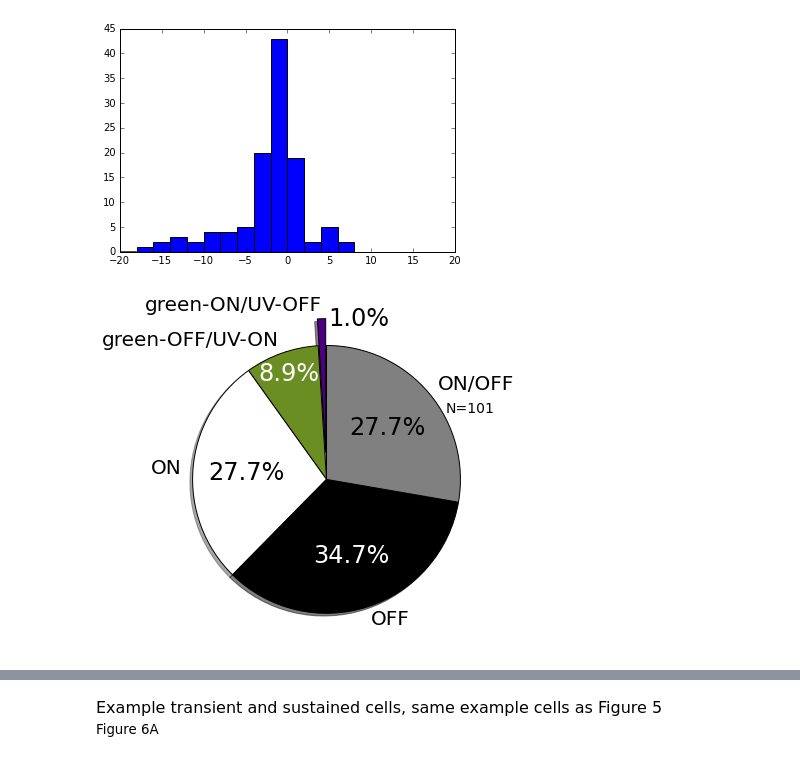
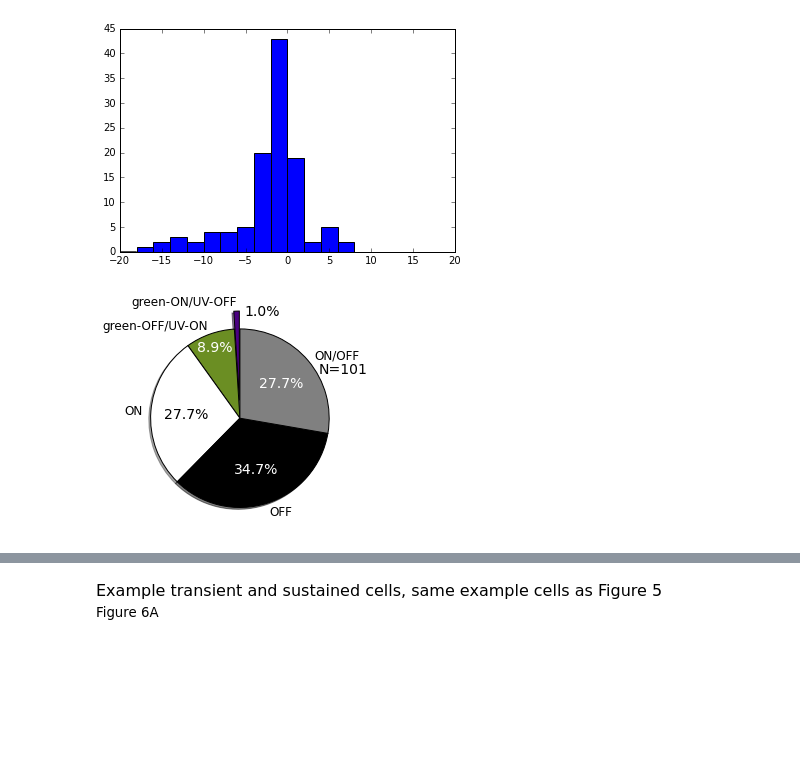
Before and after one commit to danieljdenman/mouse_chromatic, a Jupyter notebook: Denman2016_JNeurosci_plots_040816.ipynb, the cells around one changed output, grey strips where cells are left out. Saved outputs shown, nothing was run; the diff lists cells and outputs as text; code cells hidden in the pictures; blank space fills up the shorter version.

```diff
--- a/Denman2016_JNeurosci_plots_040816.ipynb
+++ b/Denman2016_JNeurosci_plots_040816.ipynb
@@ -879,22 +818,18 @@ plt.gca().set_aspect('equal')
 plt.plot([0,300],[0,300],'r--')
 
 # make a square figure and axes
-plt.figure(figsize=(6,6))
+plt.figure(figsize=(4,4))
 ax = plt.axes([0.1, 0.1, 0.8, 0.8])
-
-# The slices will be ordered and plotted counter-clockwise.
 labels = 'ON', 'OFF', 'ON/OFF'
 fracs = [np.shape(np.where(latency_label_temp==2)[0])[0], np.shape(np.where(latency_label_temp==0)[0])[0],np.shape(np.where(latency_label_temp==1)[0])[0]]
 colors = ['white', 'black', 'grey']
-#explode=(0, 0.05, 0, 0)
-
 ptches, texts, autotexts = plt.pie(fracs, labels=labels,colors=colors,
                 autopct='%1.1f%%', shadow=True, startangle=90)
 plt.gca().text(0.9,0.5,'N='+str(len(latency_label_temp)),size=14)
 for text in texts:
-    text.set_fontsize(20)
+    text.set_fontsize(12)
 for text in autotexts:
-    text.set_fontsize(24)
+    text.set_fontsize(14)
 autotexts[2].set_color('white')
 autotexts[1].set_color('white')
 # %% [output]
@@ -933,22 +868,18 @@ plt.gca().set_aspect('equal')
 plt.plot([0,300],[0,300],'r--')
 
 # make a square figure and axes
-plt.figure(figsize=(6,6))
+plt.figure(figsize=(4,4))
 ax = plt.axes([0.1, 0.1, 0.8, 0.8])
-
-# The slices will be ordered and plotted counter-clockwise.
 labels = 'ON', 'OFF', 'ON/OFF'
 fracs = [np.shape(np.where(latency_label_temp==2)[0])[0], np.shape(np.where(latency_label_temp==0)[0])[0],np.shape(np.where(latency_label_temp==1)[0])[0]]
 colors = ['white', 'black', 'grey']
-#explode=(0, 0.05, 0, 0)
-
 ptches, texts, autotexts = plt.pie(fracs, labels=labels,colors=colors,
                 autopct='%1.1f%%', shadow=True, startangle=90)
 plt.gca().text(0.9,0.5,'N='+str(len(latency_label_temp)),size=14)
 for text in texts:
-    text.set_fontsize(20)
+    text.set_fontsize(12)
 for text in autotexts:
-    text.set_fontsize(24)
+    text.set_fontsize(14)
 autotexts[2].set_color('white')
 autotexts[1].set_color('white')
 # %% [output]
@@ -1249,35 +1168,35 @@ print len(np.where(dark_diff < -10.)[0])
 [figure]
 [figure]
 # %%
-plt.figure(figsize=(6,6))
+plt.figure(figsize=(4,4))
 # The slices will be ordered and plotted counter-clockwise.
 labels = 'green-ON/UV-OFF','green-OFF/UV-ON','ON','OFF','ON/OFF'
 df2 = df[df.exchange_class!=-1]
 fracs = [1/float(len(df2)),
          (len(df2[df2['exchange_class'] =='color'])-1)/float(len(df2)),
          len(df2[df2['exchange_class'] =='ON'])/float(len(df2)),
          len(df2[df2['exchange_class'] =='OFF'])/float(len(df2)),
          len(df2[df2['exchange_class'] =='ONOFF'])/float(len(df2))]
 colors = [UV, Green, '#FFFFFF','#000000','grey']
 #explode=(0, 0.05, 0, 0)
 
 ptches, texts, autotexts = plt.pie(fracs, labels=labels,colors=colors,explode=(0.2,0,0,0,0),
                 autopct='%1.1f%%', shadow=True, startangle=90)
                 # The default startangle is 0, which would start
                 # the Frogs slice on the x-axis.  With startangle=90,
                 # everything is rotated counter-clockwise by 90 degrees,
                 # so the plotting starts on the positive y-axis.
 plt.gca().text(0.9,0.5,'N='+str(len(df2)),size=14)
 for text in texts:
-    text.set_fontsize(20)
+    text.set_fontsize(12)
 for text in autotexts:
-    text.set_fontsize(24)
+    text.set_fontsize(14)
 autotexts[1].set_position((-0.28,0.79));autotexts[0].set_position((0.25,1.2))
 autotexts[1].set_color('white')
 autotexts[3].set_color('white')
-autotexts[3].set_color('white')
+autotexts[4].set_color('white')
 # %% [output]
-[figure, old version]
+[figure, new version]
 # %% [markdown]
 <br></br>
 <br></br>
```
Also changed, not shown: parts of 18 cells of this notebook.
